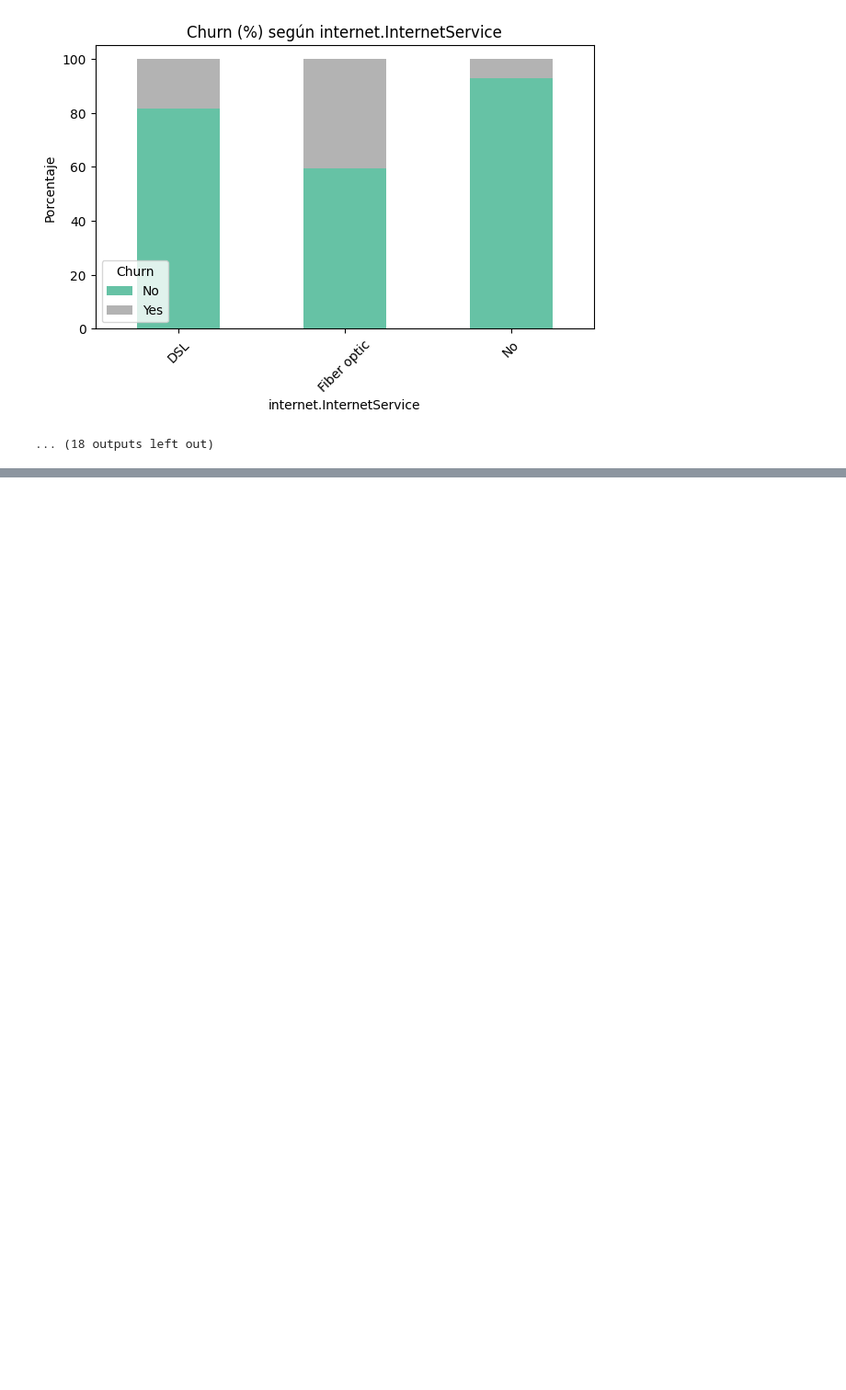
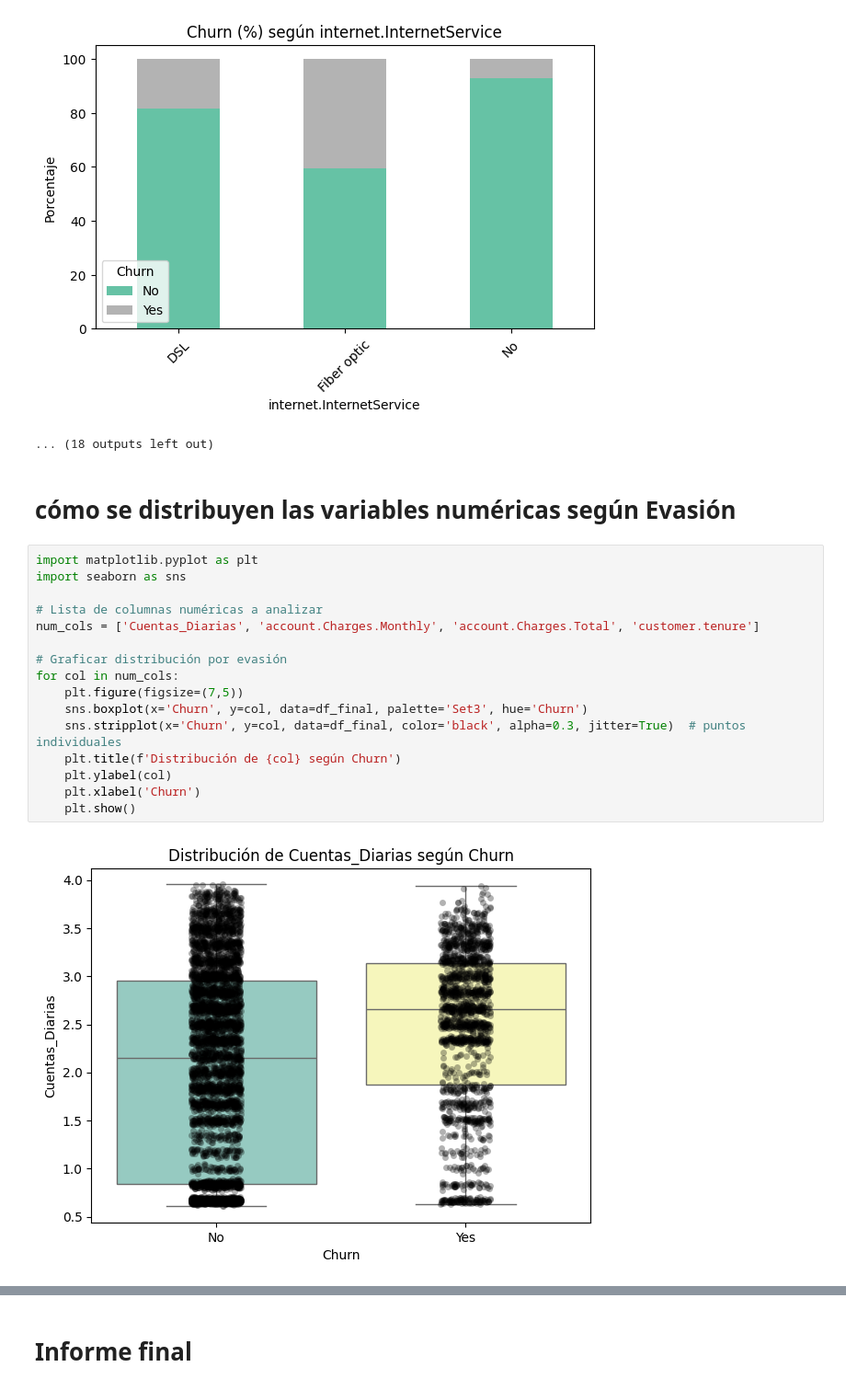
Before and after one commit to LuchiHamade/telecomChallenge_1, a Jupyter notebook: Te_damos_la_bienvenida_a_Colab.ipynb, the cells around one changed output, grey strips where cells are left out. Shown at 92% size. Saved outputs shown, nothing was run; the diff lists cells and outputs as text; blank space fills up the shorter version.

Commit message:
Hasta informe final

```diff
--- a/Te_damos_la_bienvenida_a_Colab.ipynb
+++ b/Te_damos_la_bienvenida_a_Colab.ipynb
@@ -589,3 +589,23 @@ Fiber optic               59.44  40.56
 No                        92.85   7.15
 [figure]
 ... (18 outputs left out)
+# %% [markdown]
+# cómo se distribuyen las variables numéricas según Evasión
+# %%
+import matplotlib.pyplot as plt
+import seaborn as sns
+
+# Lista de columnas numéricas a analizar
+num_cols = ['Cuentas_Diarias', 'account.Charges.Monthly', 'account.Charges.Total', 'customer.tenure']
+
+# Graficar distribución por evasión
+for col in num_cols:
+    plt.figure(figsize=(7,5))
+    sns.boxplot(x='Churn', y=col, data=df_final, palette='Set3', hue='Churn')
+    sns.stripplot(x='Churn', y=col, data=df_final, color='black', alpha=0.3, jitter=True)  # puntos individuales
+    plt.title(f'Distribución de {col} según Churn')
+    plt.ylabel(col)
+    plt.xlabel('Churn')
+    plt.show()
+# %% [output]
+[figure, added]
@@ -591,0 +615,2 @@ No                        92.85   7.15
+# %% [markdown]
+# Informe final
```
Also changed, not shown: parts of 2 cells of this notebook.
